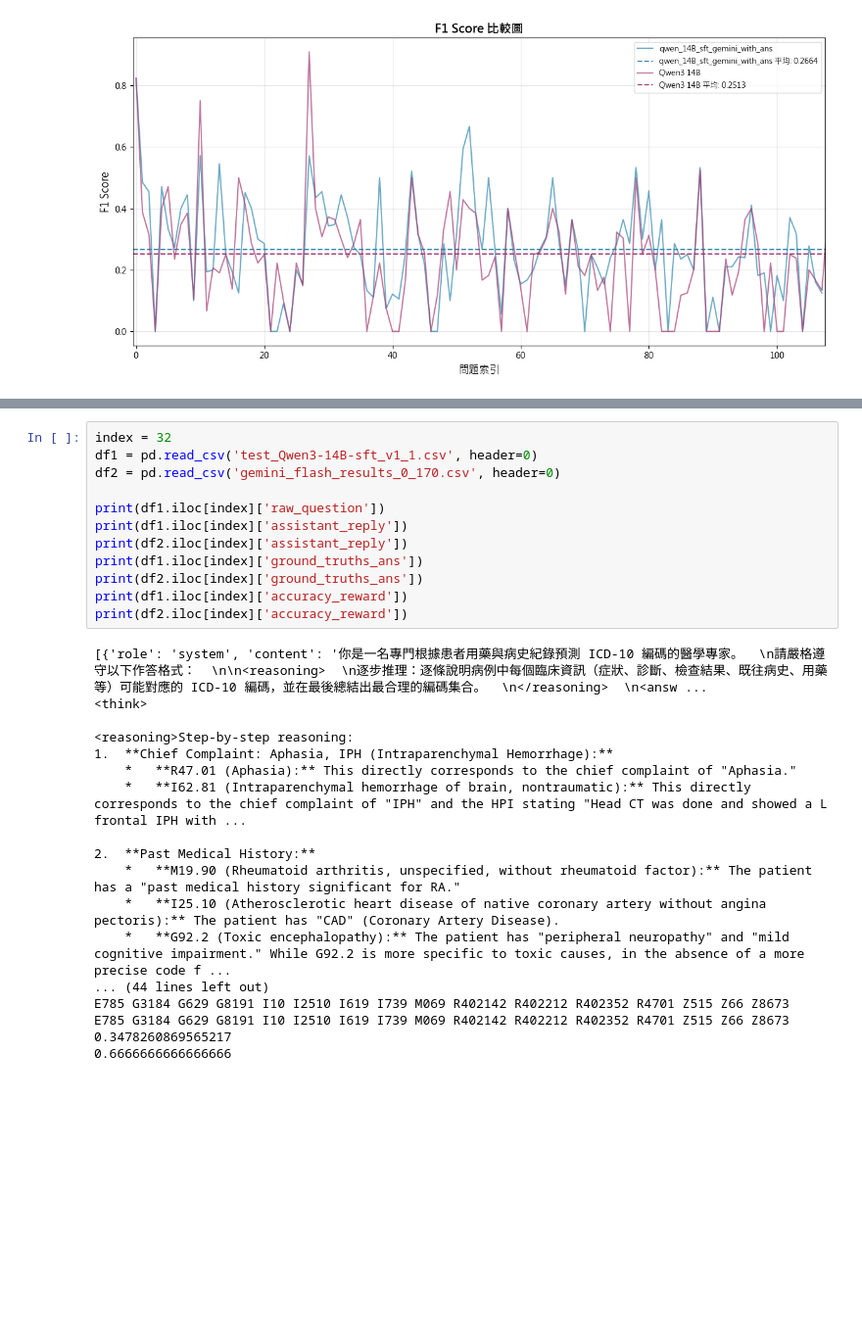
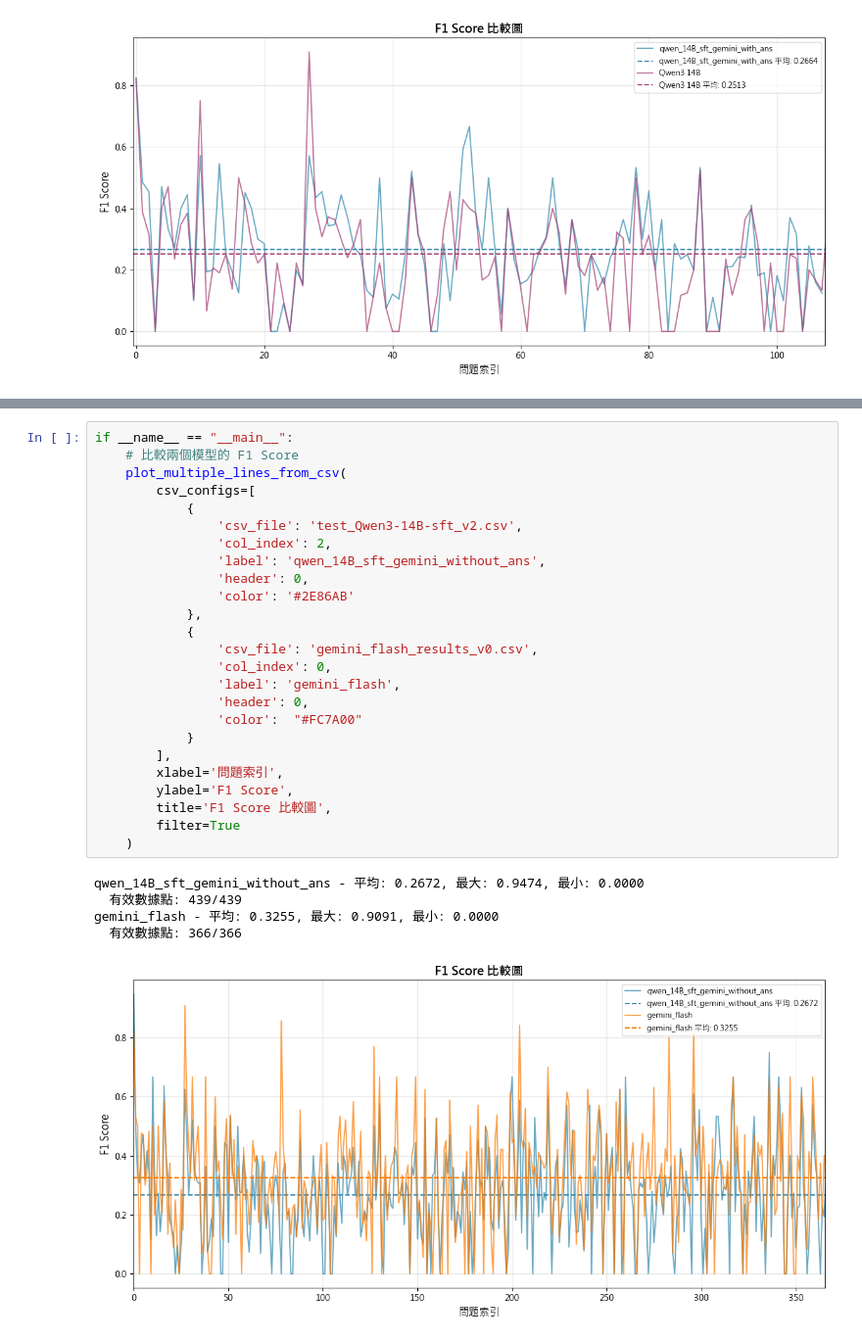
Before and after one commit to giraffeiscute/icd10-LLM-finetuning, a Jupyter notebook: baseline_summary.ipynb, the cells around one changed output, grey strips where cells are left out. Shown at 98% size. Cells and saved outputs as stored; diff of their text form; blank space fills up the shorter version.

```diff
--- a/baseline_summary.ipynb
+++ b/baseline_summary.ipynb
@@ -596,30 +567,31 @@ qwen_14B_sft_gemini_without_ans - 平均: 0.2734, 最大: 0.8571, 最小: 0.0000
-# %%
-index = 32
-df1 = pd.read_csv('test_Qwen3-14B-sft_v1_1.csv', header=0)
-df2 = pd.read_csv('gemini_flash_results_0_170.csv', header=0)
-
-print(df1.iloc[index]['raw_question'])
-print(df1.iloc[index]['assistant_reply'])
-print(df2.iloc[index]['assistant_reply'])
-print(df1.iloc[index]['ground_truths_ans'])
-print(df2.iloc[index]['ground_truths_ans'])
-print(df1.iloc[index]['accuracy_reward'])
-print(df2.iloc[index]['accuracy_reward'])
-# %% [output]
-[{'role': 'system', 'content': '你是一名專門根據患者用藥與病史紀錄預測 ICD-10 編碼的醫學專家。  \n請嚴格遵守以下作答格式：  \n\n<reasoning>  \n逐步推理：逐條說明病例中每個臨床資訊（症狀、診斷、檢查結果、既往病史、用藥等）可能對應的 ICD-10 編碼，並在最後總結出最合理的編碼集合。  \n</reasoning>  \n<answ ...
-<think>
-
-<reasoning>Step-by-step reasoning:
-1.  **Chief Complaint: Aphasia, IPH (Intraparenchymal Hemorrhage):**
-    *   **R47.01 (Aphasia):** This directly corresponds to the chief complaint of "Aphasia."
-    *   **I62.81 (Intraparenchymal hemorrhage of brain, nontraumatic):** This directly corresponds to the chief complaint of "IPH" and the HPI stating "Head CT was done and showed a L frontal IPH with ...
-
-2.  **Past Medical History:**
-    *   **M19.90 (Rheumatoid arthritis, unspecified, without rheumatoid factor):** The patient has a "past medical history significant for RA."
-    *   **I25.10 (Atherosclerotic heart disease of native coronary artery without angina pectoris):** The patient has "CAD" (Coronary Artery Disease).
-    *   **G92.2 (Toxic encephalopathy):** The patient has "peripheral neuropathy" and "mild cognitive impairment." While G92.2 is more specific to toxic causes, in the absence of a more precise code f ...
-... (44 lines left out)
-E785 G3184 G629 G8191 I10 I2510 I619 I739 M069 R402142 R402212 R402352 R4701 Z515 Z66 Z8673
-E785 G3184 G629 G8191 I10 I2510 I619 I739 M069 R402142 R402212 R402352 R4701 Z515 Z66 Z8673
-0.3478260869565217
-0.6666666666666666
+# %%
+if __name__ == "__main__":
+    # 比較兩個模型的 F1 Score
+    plot_multiple_lines_from_csv(
+        csv_configs=[
+            {
+                'csv_file': 'test_Qwen3-14B-sft_v2.csv',
+                'col_index': 2,
+                'label': 'qwen_14B_sft_gemini_without_ans',
+                'header': 0,
+                'color': '#2E86AB'
+            },
+            {
+                'csv_file': 'gemini_flash_results_v0.csv',
+                'col_index': 0,
+                'label': 'gemini_flash',
+                'header': 0,
+                'color':  "#FC7A00"
+            }
+        ],
+        xlabel='問題索引',
+        ylabel='F1 Score',
+        title='F1 Score 比較圖',
+        filter=True
+    )
+# %% [output]
+qwen_14B_sft_gemini_without_ans - 平均: 0.2672, 最大: 0.9474, 最小: 0.0000
+  有效數據點: 439/439
+gemini_flash - 平均: 0.3255, 最大: 0.9091, 最小: 0.0000
+  有效數據點: 366/366
+[figure, added]
```
Also changed, not shown: parts of 5 cells of this notebook, 39 other files.
